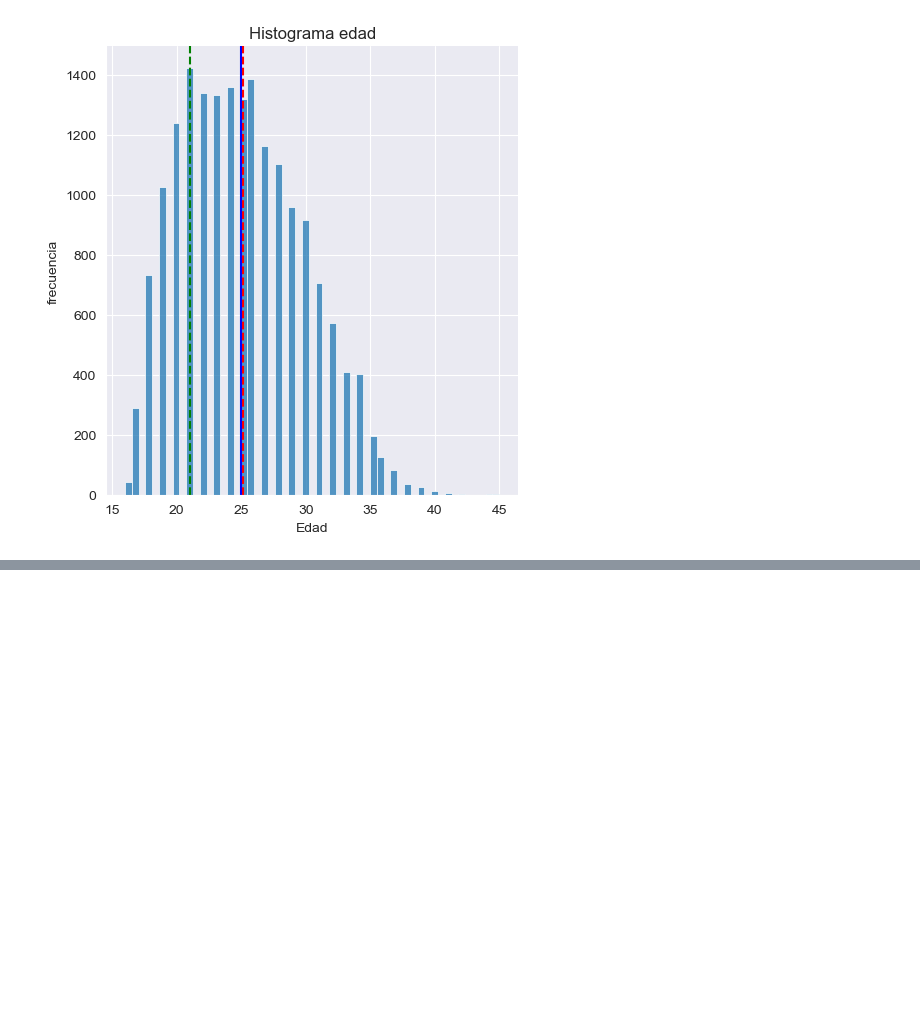
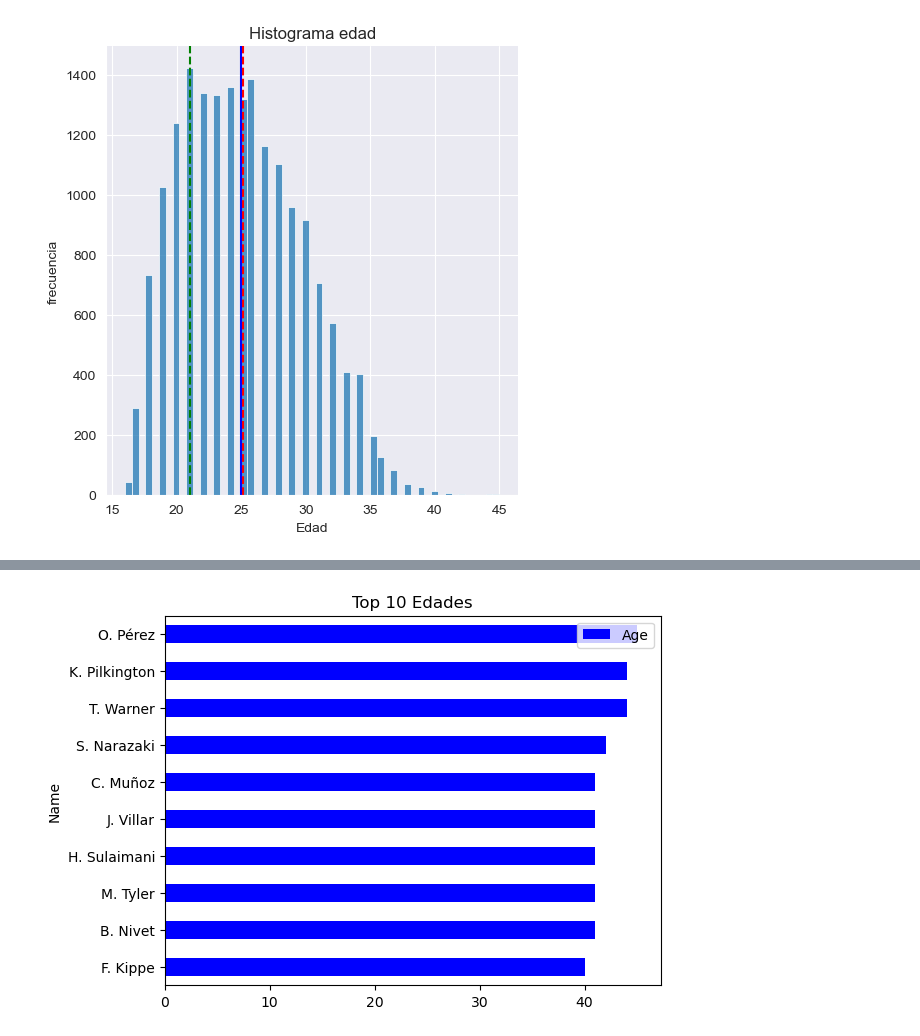
Before and after one commit to albhermo1979/EBACMX, a Jupyter notebook: EBAC/Python avanzado/Numpy/Numpy_1.ipynb, the cells around one changed output, grey strips where cells are left out. Drawn from its saved outputs; the diff is of its cells as text; code cells hidden in the pictures; blank space fills up the shorter version.

```diff
--- a/EBAC/Python avanzado/Numpy/Numpy_1.ipynb
+++ b/EBAC/Python avanzado/Numpy/Numpy_1.ipynb
@@ -156,0 +221,4 @@ plt.axvline(x=moda, color='green', ls='--')
+# %%
+ax = x.iloc[::-1].plot.barh( y='Age', x='Name', color='b', title='Top 10 Edades')
+# %% [output]
+[figure, added]
```
Also changed, not shown: parts of 12 cells of this notebook.
